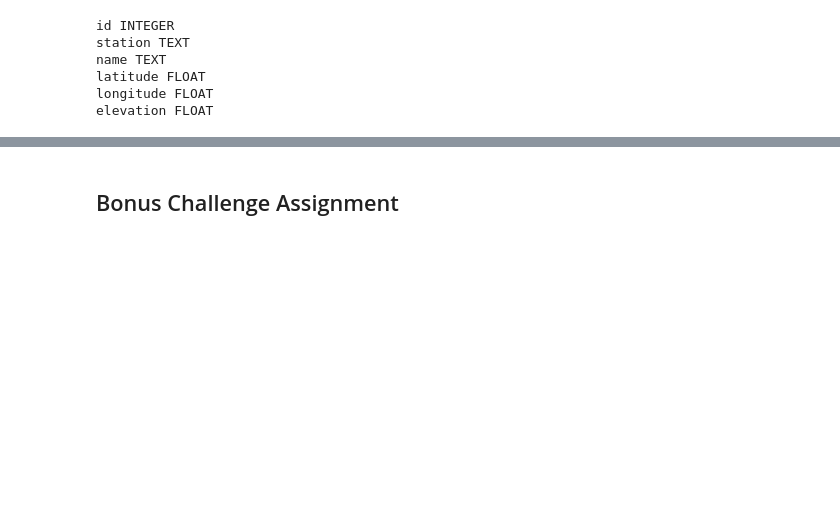
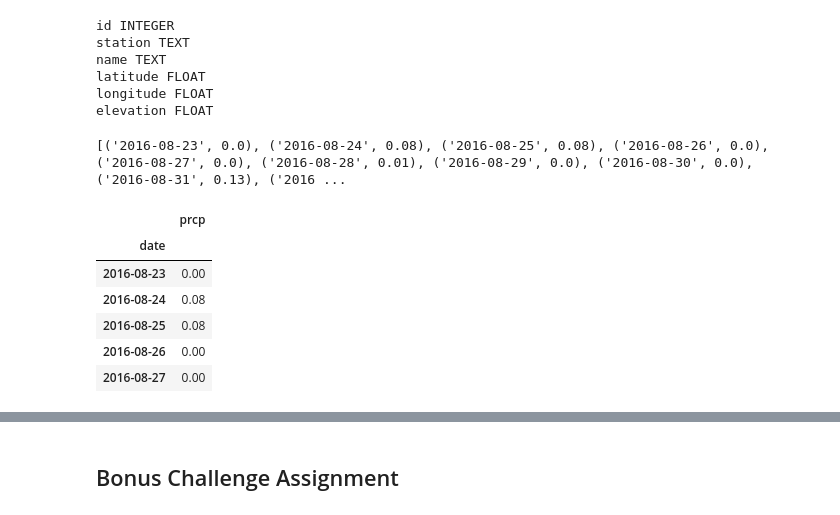
Before and after one commit to kvereda/sqlalchemy-challenge, a Jupyter notebook: climate_starter.ipynb, the cells around one changed output, grey strips where cells are left out. Drawn from its saved outputs; the diff is of its cells as text; code cells hidden in the pictures; blank space fills up the shorter version.

Commit message:
precipitation dataframe

```diff
--- a/climate_starter.ipynb
+++ b/climate_starter.ipynb
@@ -84,9 +84,21 @@ longitude FLOAT
 elevation FLOAT
 # %%
 # Perform a query to retrieve the data and precipitation scores
+precipitation = session.query(measurement.date, measurement.prcp).\
+filter(measurement.date >= first_data_point).all()
+print(precipitation)
+# %% [output]
+[('2016-08-23', 0.0), ('2016-08-24', 0.08), ('2016-08-25', 0.08), ('2016-08-26', 0.0), ('2016-08-27', 0.0), ('2016-08-28', 0.01), ('2016-08-29', 0.0), ('2016-08-30', 0.0), ('2016-08-31', 0.13), ('2016 ...
 # %%
 # Save the query results as a Pandas DataFrame and set the index to the date column
-
-# Sort the dataframe by date
-
-# Use Pandas Plotting with Matplotlib to plot the data
+hawaiian_climate = pd.DataFrame(precipitation, columns = ["date", "prcp"])
+hawaiian_climate.set_index("date", inplace = True)
+hawaiian_climate.head()
+# %% [output]
+|  | prcp |
+| date |  |
+| 2016-08-23 | 0.00 |
+| 2016-08-24 | 0.08 |
+| 2016-08-25 | 0.08 |
+| 2016-08-26 | 0.00 |
+| 2016-08-27 | 0.00 |
```
Also changed, not shown: parts of 4 cells of this notebook.
